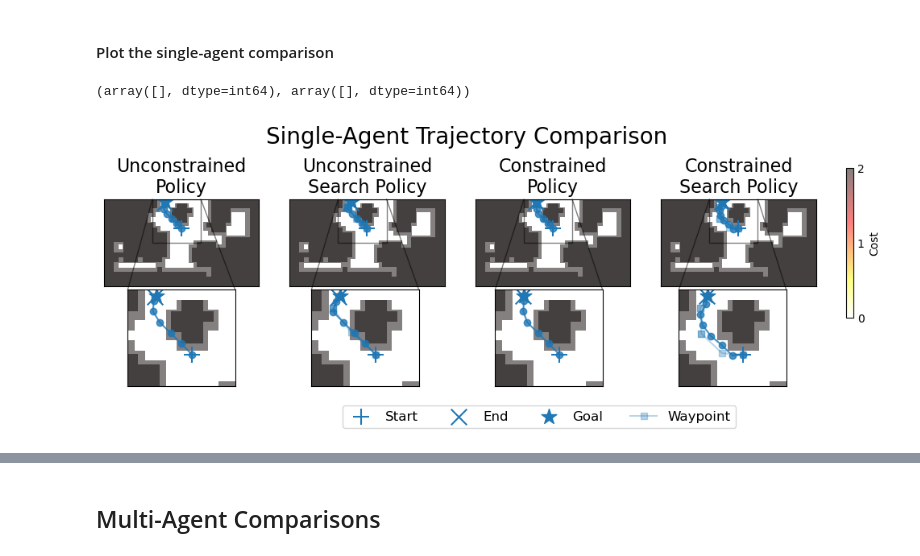
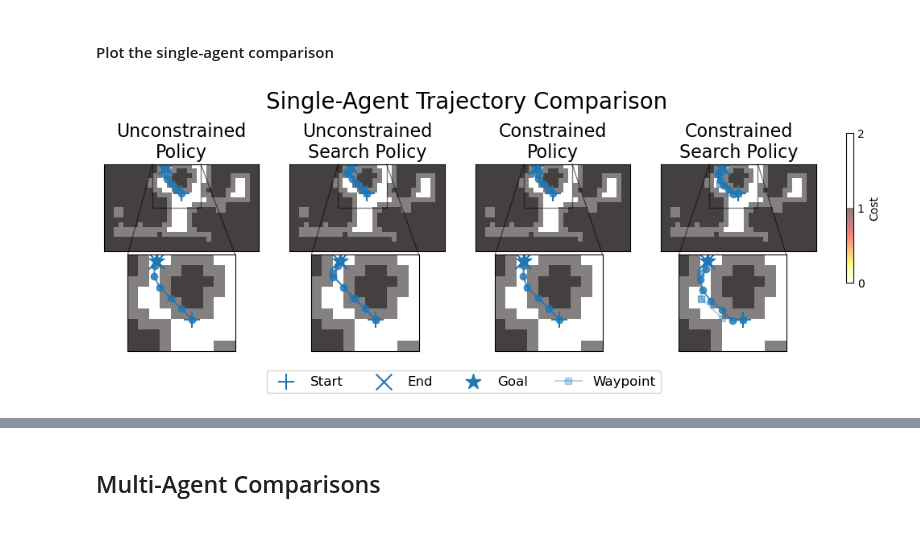
Before and after one commit to delay-planner/rb-visual-mapf, a Jupyter notebook: pud/plots/plot_habitat_illustration.ipynb, the cells around one changed output, grey strips where cells are left out. Cells and saved outputs as stored; diff of their text form; code cells hidden in the pictures.

```diff
--- a/pud/plots/plot_habitat_illustration.ipynb
+++ b/pud/plots/plot_habitat_illustration.ipynb
@@ -168,16 +165,17 @@ eval_env.set_use_q(True)  # type: ignore
 eval_env.set_prob_constraint(1.0)  # type: ignore
 eval_env.set_pbs(pb_list=problems.copy())  # type: ignore
 # %%
-def add_inset_axes(fig, ax, ax_index, eval_env, start, goal, obs, wps=None, start_point=0.13, side_factor=0.19, xlim=(10, 20), ylim=(9, 18)):
+def add_inset_axes(fig, ax, ax_index, eval_env, start, goal, obs, wps=None, agent_id=0, start_point=0.13, side_factor=0.19, xlim=(10, 20), ylim=(9, 18)):
     height, width = eval_env.get_map_height(), eval_env.get_map_width()
+    cost_map = binary_dilation(eval_env.get_map() == 1, structure=np.ones((3,3)), iterations=1)
     axs_inset = fig.add_axes([start_point + ax_index * side_factor, -0.1, 0.15, 0.4])
     axs_inset.imshow(eval_env.get_map()[:, ::-1].T, cmap="binary", interpolation="nearest", alpha=0.5, extent=[0, height, 0, width])
-    axs_inset.imshow(eval_env.get_cost_map()[:, ::-1].T, cmap="hot_r", interpolation="nearest", alpha=0.5, extent=[0, height, 0, width])
+    axs_inset.imshow(cost_map[:, ::-1].T, cmap="hot_r", interpolation="nearest", alpha=0.5, extent=[0, height, 0, width])
     axs_inset.set_xticks([])
     axs_inset.set_yticks([])
     axs_inset.set_xlim(*xlim)
     axs_inset.set_ylim(*ylim)
-    axs_inset = plot_agent_paths(0, start, goal, obs, "", axs_inset, wps=wps, use_agent_id=False)
+    axs_inset = plot_agent_paths(agent_id, start, goal, obs, "", axs_inset, wps=wps, use_agent_id=False)
     return axs_inset
 # %% [markdown]
 ## Single-Agent Comparisons
@@ -189,13 +187,15 @@ agent.to(torch.device(config.device))
 agent.eval()
 
 eval_env.duration = 300  # type: ignore
+eval_env.set_pbs(pb_list=problems.copy())  # type: ignore
 start, goal, unconstrained_observations, _, _, _ = Collector.get_trajectory(agent, eval_env, habitat=True)
 # %% [markdown]
 ### Unconstrained Low-Level Policy with Graph Search
 # %%
 eval_env.duration = 300  # type: ignore
+eval_env.set_pbs(pb_list=problems.copy())  # type: ignore
 
-search_policy = VisualSearchPolicy(agent, (rb_vec_grid, rb_vec_visual), pdist=pdist, open_loop=True, max_search_steps=3, no_waypoint_hopping=True,)
+search_policy = VisualSearchPolicy(agent, (rb_vec_grid, rb_vec_visual), pdist=unconstrained_pdist, open_loop=True, max_search_steps=3, no_waypoint_hopping=True)
 start, goal, unconstrained_search_observations, unconstrained_search_waypoints, _, _ = Collector.get_trajectory(search_policy, eval_env, habitat=True, input_start=start, input_goal=goal)
 # %% [markdown]
 ### Constrained Low-Level Policy
@@ -214,7 +214,8 @@ start, goal, constrained_observations, _, _, _ = ConstrainedCollector.get_trajec
 eval_env.duration = 300  # type: ignore
 eval_env.set_pbs(pb_list=problems.copy())  # type: ignore
 
-constrained_search_policy = VisualConstrainedSearchPolicy(agent, (rb_vec_grid, rb_vec_visual), pdist=pdist, pcost=pcost, open_loop=True, no_waypoint_hopping=True, max_search_steps=3, max_cost_limit=config.agent_cost_kwargs.cost_limit)
+ckpts = {"unconstrained": unconstrained_ckpt_file, "constrained": constrained_ckpt_file}
+constrained_search_policy = VisualConstrainedSearchPolicy(agent, (rb_vec_grid, rb_vec_visual), pdist=constrained_pdist, pcost=unconstrained_pcost, ckpts=ckpts, open_loop=True, no_waypoint_hopping=True, max_search_steps=3, max_cost_limit=config.agent_cost_kwargs.cost_limit)
 start, goal, constrained_search_observations, constrained_search_waypoints, _, _ = ConstrainedCollector.get_trajectory(constrained_search_policy, eval_env, habitat=True)
 # %% [markdown]
 #### Plot the single-agent comparison
@@ -236,37 +242,36 @@ constrained_search_waypoints = np.array([wp[0] / normalization_factor for wp in
 fig, axs = plt.subplots(1, 4, figsize=(12, 3))
 height, width = eval_env.get_map_height(), eval_env.get_map_width()
 
-print(np.where(eval_env.get_cost_map() == 1.0))
+cost_map = binary_dilation(eval_env.get_map() == 1, structure=np.ones((3,3)), iterations=1)
 for ax in axs:
     ax.imshow(eval_env.get_map()[:, ::-1].T, cmap="binary", interpolation="nearest", alpha=0.5, extent=[0, height, 0, width])
-    cmap = ax.imshow(eval_env.get_cost_map()[:, ::-1].T, cmap="hot_r", interpolation="nearest", alpha=0.5, extent=[0, height, 0, width])
+    cmap = ax.imshow(cost_map[:, ::-1].T, cmap="hot_r", interpolation="nearest", alpha=0.5, extent=[0, height, 0, width])
     ax.set_xticks([])
     ax.set_yticks([])
 
 cbar = plt.colorbar(cmap, ax=axs, orientation="vertical", fraction=0.01, pad=0.04)
 cbar.ax.tick_params(size=0)
 cbar.set_ticks([0, 1, 2])
 
 axs[0] = plot_agent_paths(0, start, goal, unconstrained_observations, "Unconstrained\nPolicy", axs[0], use_agent_id=False)
 axs_0_inset = add_inset_axes(fig, axs[0], 0, eval_env, start, goal, unconstrained_observations)
 axs[0].indicate_inset_zoom(axs_0_inset, edgecolor="black")
 
 axs[1] = plot_agent_paths(0, start, goal, unconstrained_search_observations, "Unconstrained\nSearch Policy", axs[1], wps=unconstrained_search_waypoints, use_agent_id=False)
 axs_1_inset = add_inset_axes(fig, axs[1], 1, eval_env, start, goal, unconstrained_search_observations, wps=unconstrained_search_waypoints)
 axs[1].indicate_inset_zoom(axs_1_inset, edgecolor="black")
 
 axs[2] = plot_agent_paths(0, start, goal, constrained_observations, "Constrained\nPolicy", axs[2], use_agent_id=False)
 axs_2_inset = add_inset_axes(fig, axs[2], 2, eval_env, start, goal, constrained_observations)
 axs[2].indicate_inset_zoom(axs_2_inset, edgecolor="black")
 
 axs[3] = plot_agent_paths(0, start, goal, constrained_search_observations, "Constrained\nSearch Policy", axs[3], wps=constrained_search_waypoints, use_agent_id=False)
 axs_3_inset = add_inset_axes(fig, axs[3], 3, eval_env, start, goal, constrained_search_observations, wps=constrained_search_waypoints)
 axs[3].indicate_inset_zoom(axs_3_inset, edgecolor="black")
 
 cbar.set_label("Cost")
-plt.legend(loc="lower center", bbox_to_anchor=(-1.3, -0.5), ncol=4, fontsize=12)
+plt.legend(loc="lower center", bbox_to_anchor=(-2.0, -0.5), ncol=4, fontsize=12)
 _ = plt.suptitle("Single-Agent Trajectory Comparison", fontsize=20)
 plt.savefig("pud/plots/figures/paper/single_agent_habitatenv_comparison.svg", bbox_inches="tight")
 # %% [output]
-(array([], dtype=int64), array([], dtype=int64))
-[figure, old version]
+[figure, new version]
```
Also changed, not shown: parts of 11 cells of this notebook, 3 other files.
